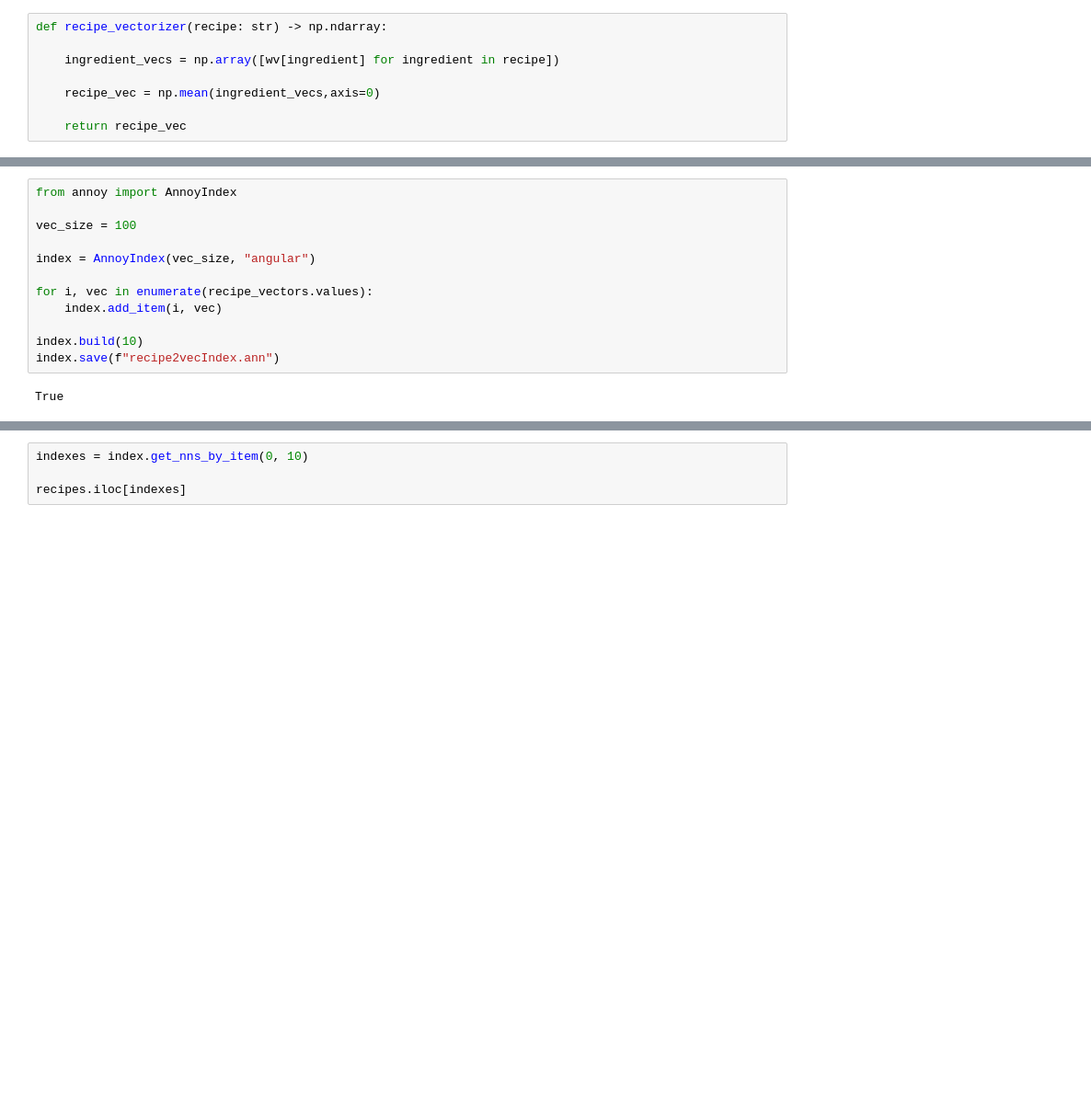
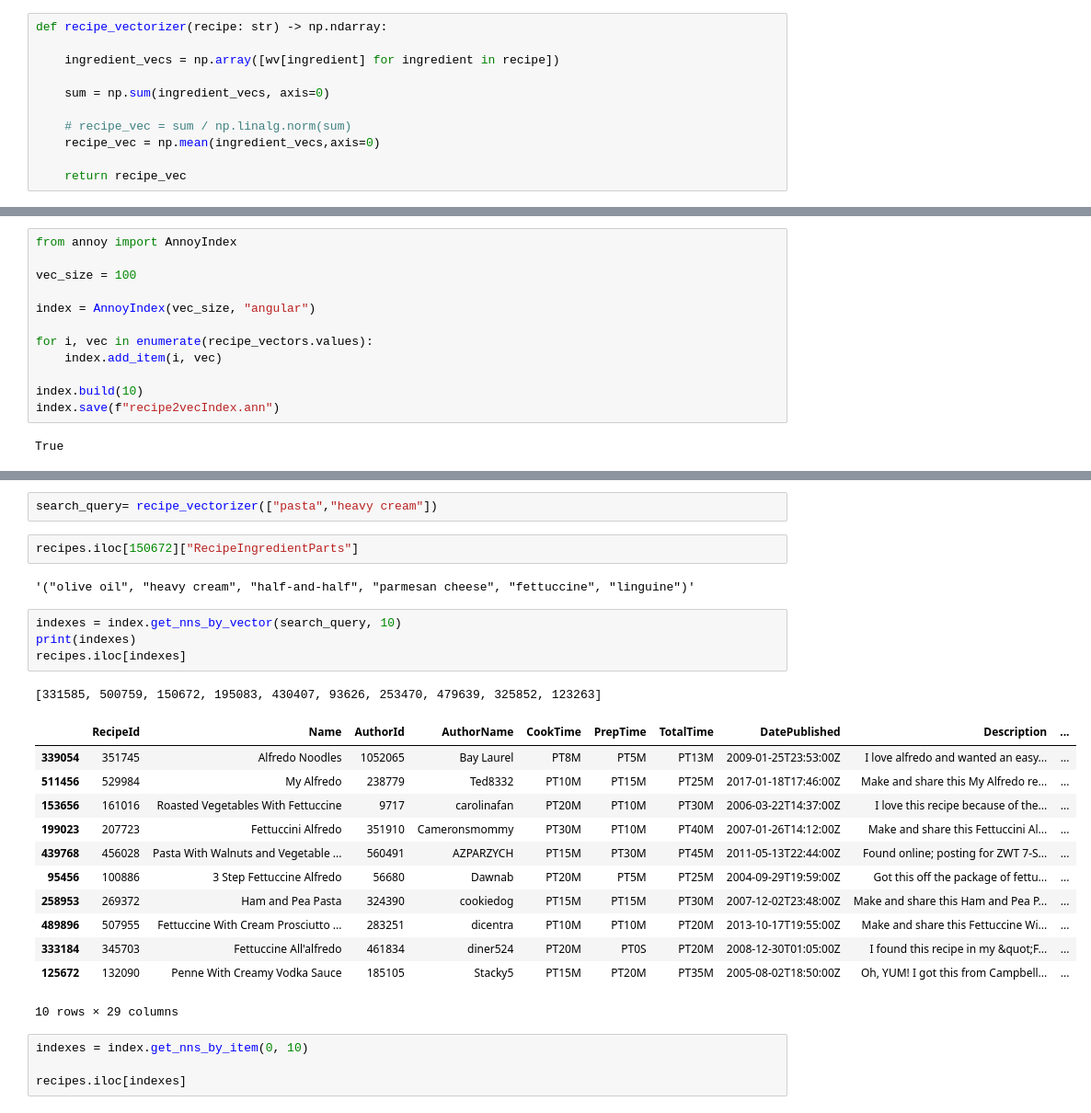
Before and after one commit to jakekadir/diss, a Jupyter notebook: ingredient2vec/recipe_vectors.ipynb, the cells around one changed output, grey strips where cells are left out. Shown: that part at 92% size. Cells and saved outputs as stored; diff of their text form; blank space fills up the shorter version.

```diff
--- a/ingredient2vec/recipe_vectors.ipynb
+++ b/ingredient2vec/recipe_vectors.ipynb
@@ -11,6 +11,9 @@ def recipe_vectorizer(recipe: str) -> np.ndarray:
 
     ingredient_vecs = np.array([wv[ingredient] for ingredient in recipe])
 
+    sum = np.sum(ingredient_vecs, axis=0)
+
+    # recipe_vec = sum / np.linalg.norm(sum)
     recipe_vec = np.mean(ingredient_vecs,axis=0)
 
     return recipe_vec
@@ -54,3 +50,27 @@ NameError: name 'recipes' is not defined
+# %%
+search_query= recipe_vectorizer(["pasta","heavy cream"])
+# %%
+recipes.iloc[150672]["RecipeIngredientParts"]
+# %% [output]
+'("olive oil", "heavy cream", "half-and-half", "parmesan cheese", "fettuccine", "linguine")'
+# %%
+indexes = index.get_nns_by_vector(search_query, 10)
+print(indexes)
+recipes.iloc[indexes]
+# %% [output]
+[331585, 500759, 150672, 195083, 430407, 93626, 253470, 479639, 325852, 123263]
+|  | RecipeId | Name | AuthorId | AuthorName | CookTime | PrepTime | TotalTime | DatePublished | Description | ... |
+| 339054 | 351745 | Alfredo Noodles | 1052065 | Bay Laurel | PT8M | PT5M | PT13M | 2009-01-25T23:53:00Z | I love alfredo and wanted an easy... | ... |
+| 511456 | 529984 | My Alfredo | 238779 | Ted8332 | PT10M | PT15M | PT25M | 2017-01-18T17:46:00Z | Make and share this My Alfredo re... | ... |
+| 153656 | 161016 | Roasted Vegetables With Fettuccine | 9717 | carolinafan | PT20M | PT10M | PT30M | 2006-03-22T14:37:00Z | I love this recipe because of the... | ... |
+| 199023 | 207723 | Fettuccini Alfredo | 351910 | Cameronsmommy | PT30M | PT10M | PT40M | 2007-01-26T14:12:00Z | Make and share this Fettuccini Al... | ... |
+| 439768 | 456028 | Pasta With Walnuts and Vegetable ... | 560491 | AZPARZYCH | PT15M | PT30M | PT45M | 2011-05-13T22:44:00Z | Found online; posting for ZWT 7-S... | ... |
+| 95456 | 100886 | 3 Step Fettuccine Alfredo | 56680 | Dawnab | PT20M | PT5M | PT25M | 2004-09-29T19:59:00Z | Got this off the package of fettu... | ... |
+| 258953 | 269372 | Ham and Pea Pasta | 324390 | cookiedog | PT15M | PT15M | PT30M | 2007-12-02T23:48:00Z | Make and share this Ham and Pea P... | ... |
+| 489896 | 507955 | Fettuccine With Cream Prosciutto ... | 283251 | dicentra | PT10M | PT10M | PT20M | 2013-10-17T19:55:00Z | Make and share this Fettuccine Wi... | ... |
+| 333184 | 345703 | Fettuccine All'alfredo | 461834 | diner524 | PT20M | PT0S | PT20M | 2008-12-30T01:05:00Z | I found this recipe in my &quot;F... | ... |
+| 125672 | 132090 | Penne With Creamy Vodka Sauce | 185105 | Stacky5 | PT15M | PT20M | PT35M | 2005-08-02T18:50:00Z | Oh, YUM! I got this from Campbell... | ... |
+10 rows × 29 columns
 # %%
 indexes = index.get_nns_by_item(0, 10)
 
```
Also changed, not shown: parts of 3 cells of this notebook, 7 other files.
